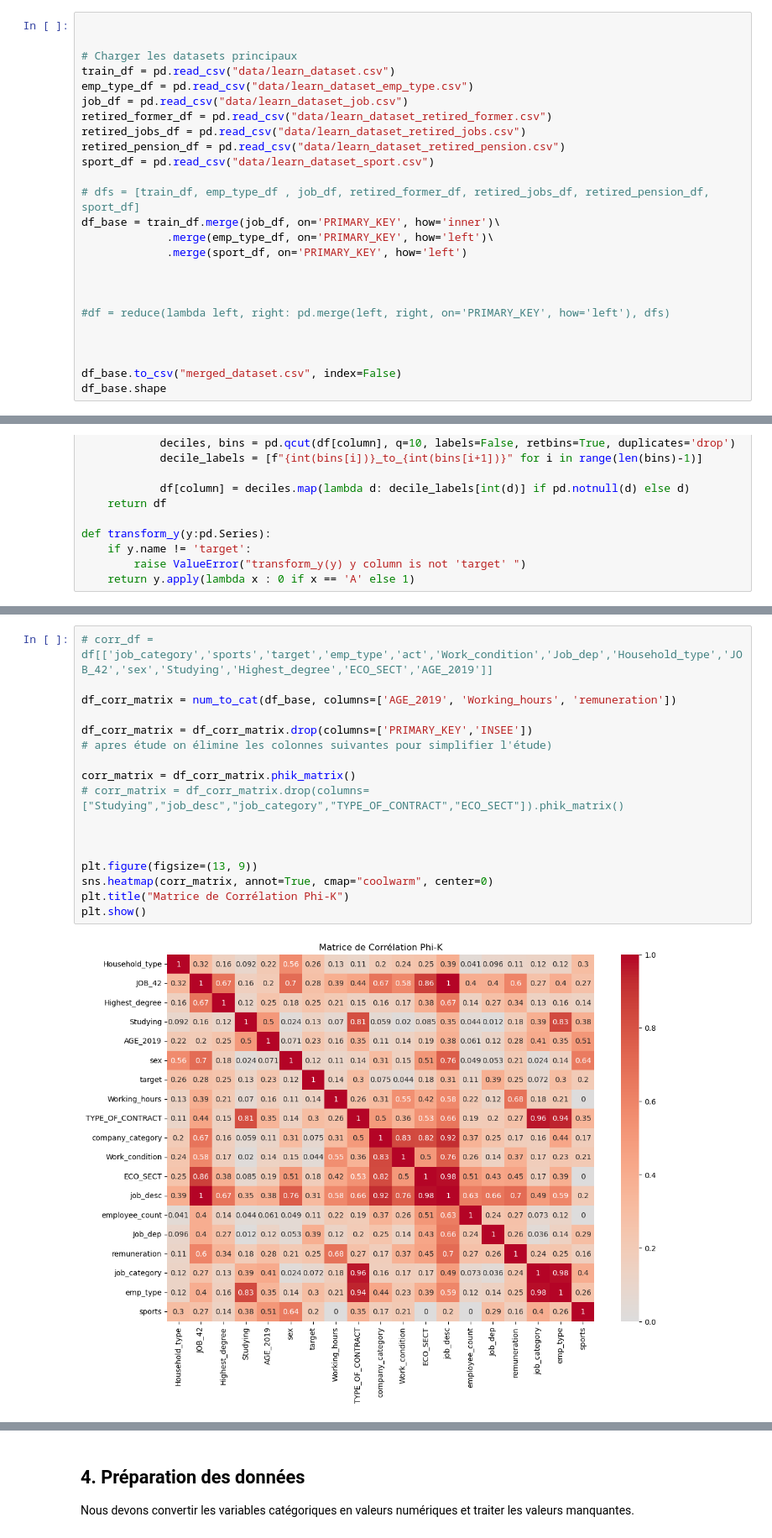
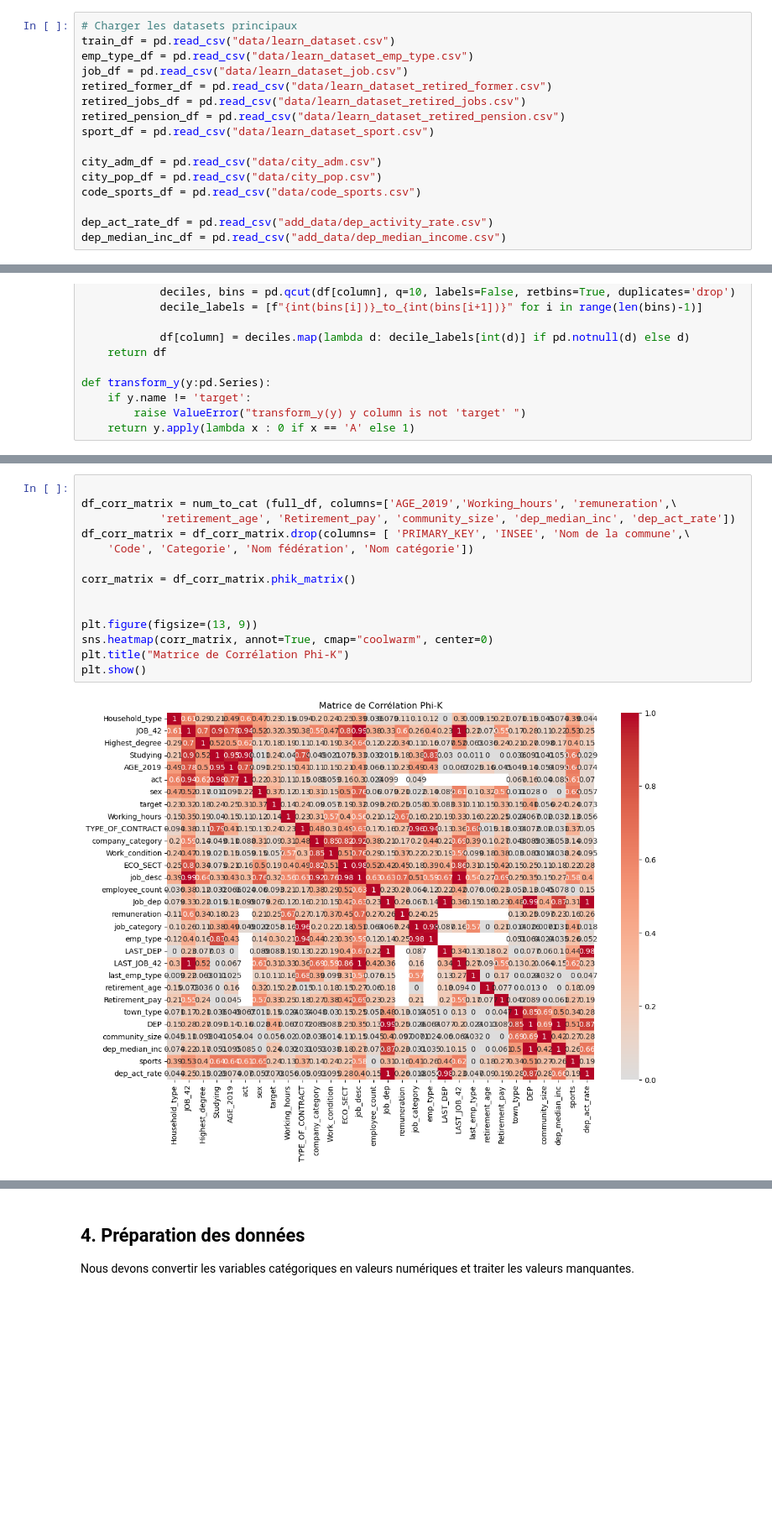
Before and after one commit to slauras/MLClassification, a Jupyter notebook: notebook.ipynb, the cells around one changed output, grey strips where cells are left out. Shown at 84% size. Saved outputs shown, nothing was run; the diff lists cells and outputs as text; blank space fills up the shorter version.

```diff
--- a/notebook.ipynb
+++ b/notebook.ipynb
@@ -28,6 +33,4 @@ import optuna
 # %%
-
-
 # Charger les datasets principaux
 train_df = pd.read_csv("data/learn_dataset.csv")
 emp_type_df = pd.read_csv("data/learn_dataset_emp_type.csv")
@@ -37,16 +40,9 @@ retired_jobs_df = pd.read_csv("data/learn_dataset_retired_jobs.csv")
 retired_pension_df = pd.read_csv("data/learn_dataset_retired_pension.csv")
 sport_df = pd.read_csv("data/learn_dataset_sport.csv")
 
-# dfs = [train_df, emp_type_df , job_df, retired_former_df, retired_jobs_df, retired_pension_df, sport_df]
-df_base = train_df.merge(job_df, on='PRIMARY_KEY', how='inner')\
-             .merge(emp_type_df, on='PRIMARY_KEY', how='left')\
-             .merge(sport_df, on='PRIMARY_KEY', how='left')
+city_adm_df = pd.read_csv("data/city_adm.csv")
+city_pop_df = pd.read_csv("data/city_pop.csv")
+code_sports_df = pd.read_csv("data/code_sports.csv")
 
-
-
-#df = reduce(lambda left, right: pd.merge(left, right, on='PRIMARY_KEY', how='left'), dfs)
-
-
-
-df_base.to_csv("merged_dataset.csv", index=False)
-df_base.shape
+dep_act_rate_df = pd.read_csv("add_data/dep_activity_rate.csv")
+dep_median_inc_df = pd.read_csv("add_data/dep_median_income.csv")
@@ -93,19 +123,16 @@ df_base.head(10)
 # %%
-# corr_df = df[['job_category','sports','target','emp_type','act','Work_condition','Job_dep','Household_type','JOB_42','sex','Studying','Highest_degree','ECO_SECT','AGE_2019']]
 
-df_corr_matrix = num_to_cat(df_base, columns=['AGE_2019', 'Working_hours', 'remuneration'])
-
-df_corr_matrix = df_corr_matrix.drop(columns=['PRIMARY_KEY','INSEE'])
-# apres étude on élimine les colonnes suivantes pour simplifier l'étude)
+df_corr_matrix = num_to_cat (full_df, columns=['AGE_2019','Working_hours', 'remuneration',\
+            'retirement_age', 'Retirement_pay', 'community_size', 'dep_median_inc', 'dep_act_rate'])
+df_corr_matrix = df_corr_matrix.drop(columns= [ 'PRIMARY_KEY', 'INSEE', 'Nom de la commune',\
+    'Code', 'Categorie', 'Nom fédération', 'Nom catégorie'])
 
 corr_matrix = df_corr_matrix.phik_matrix()
-# corr_matrix = df_corr_matrix.drop(columns=["Studying","job_desc","job_category","TYPE_OF_CONTRACT","ECO_SECT"]).phik_matrix()
-
 
 
 plt.figure(figsize=(13, 9))
 sns.heatmap(corr_matrix, annot=True, cmap="coolwarm", center=0)
 plt.title("Matrice de Corrélation Phi-K")
 plt.show()
 # %% [output]
-[figure, old version]
+[figure, new version]
```
Also changed, not shown: parts of 50 cells of this notebook, 9 other files.
